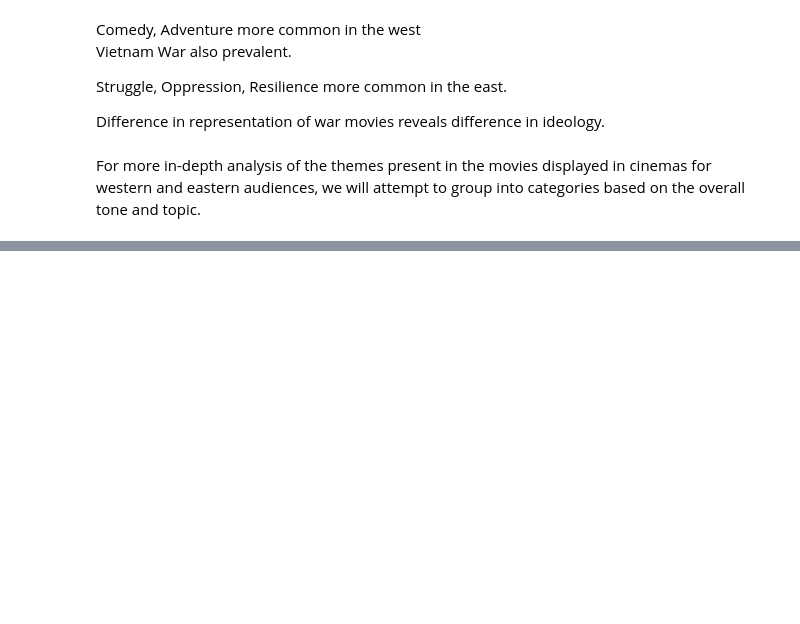
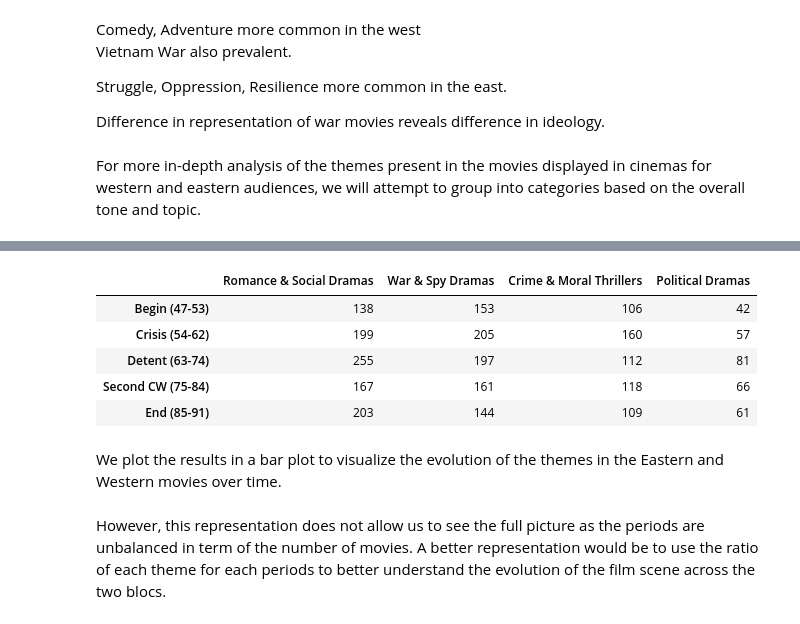
Before and after one commit to epfl-ada/ada-2024-project-datamigos, a Jupyter notebook: results.ipynb, the cells around one changed output, grey strips where cells are left out. Drawn from its saved outputs; the diff is of its cells as text; code cells hidden in the pictures; blank space fills up the shorter version.

```diff
--- a/results.ipynb
+++ b/results.ipynb
@@ -387,0 +454,11 @@ For more in-depth analysis of the themes present in the movies displayed in cine
+# %%
+western_df
+# %% [output]
+|  | Romance & Social Dramas | War & Spy Dramas | Crime & Moral Thrillers | Political Dramas |
+| Begin (47-53) | 138 | 153 | 106 | 42 |
+| Crisis (54-62) | 199 | 205 | 160 | 57 |
+| Detent (63-74) | 255 | 197 | 112 | 81 |
+| Second CW (75-84) | 167 | 161 | 118 | 66 |
+| End (85-91) | 203 | 144 | 109 | 61 |
+# %% [markdown]
+We plot the results in a bar plot to visualize the evolution of the themes in the Eastern and Western movies over time.
@@ -387,0 +467,2 @@ For more in-depth analysis of the themes present in the movies displayed in cine
+# %% [markdown]
+However, this representation does not allow us to see the full picture as the periods are unbalanced in term of the number of movies. A better representation would be to use the ratio of each theme for each periods to better understand the evolution of the film scene across the two blocs.
```
Also changed, not shown: parts of 15 cells of this notebook.
